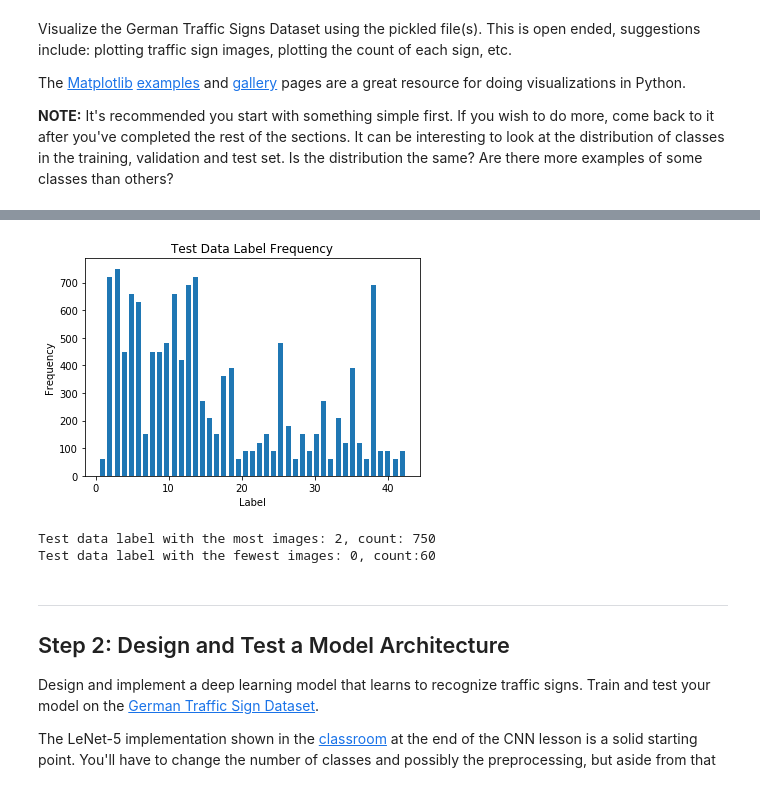
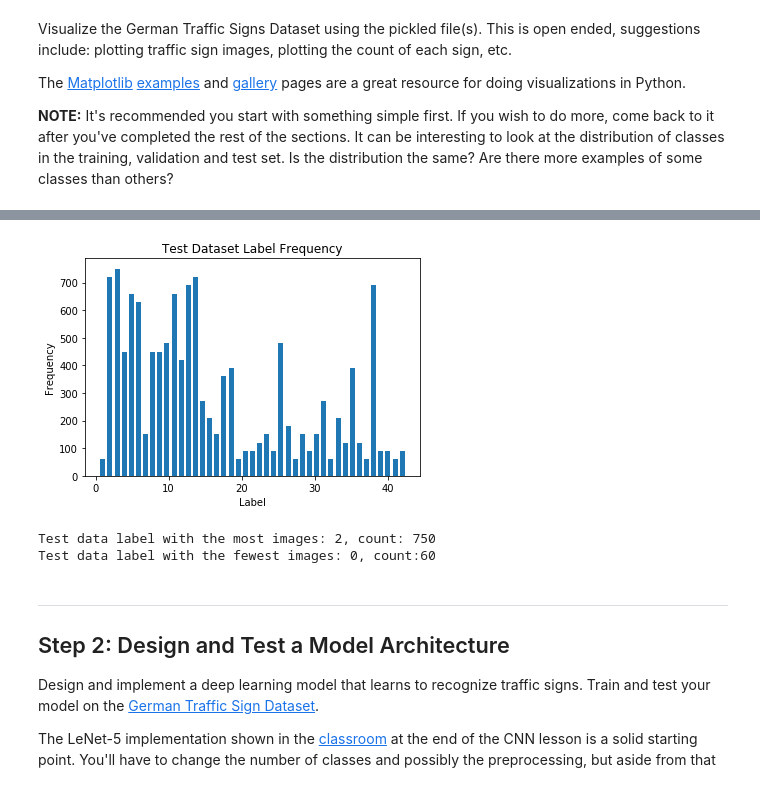
Before and after one commit to JJMats/traffic_sign_classifier, a Jupyter notebook: Traffic_Sign_Classifier.ipynb, the cells around one changed output, grey strips where cells are left out. Saved outputs shown, nothing was run; the diff lists cells and outputs as text; code cells hidden in the pictures.

```diff
--- a/Traffic_Sign_Classifier.ipynb
+++ b/Traffic_Sign_Classifier.ipynb
@@ -47,16 +48,3 @@ sign_names = sign_names.SignName.tolist()
 print(sign_names)
 # %% [output]
 ['Speed limit (20km/h)', 'Speed limit (30km/h)', 'Speed limit (50km/h)', 'Speed limit (60km/h)', 'Speed limit (70km/h)', 'Speed limit (80km/h)', 'End of speed limit (80km/h)', 'Speed limit (100km/h)', ...
-# %%
-# Split a larger portion of the training set for validation, but shuffle it first
-
-import numpy as np
-from sklearn.model_selection import train_test_split
-
-print("Initial training dataset shape: {}".format(X_train.shape))
-
-X_train, X_validation, y_train, y_validation = train_test_split(X_train, y_train, test_size=0.20, random_state=0)
-print("Split training dataset shape: {}".format(X_train.shape))
-print("New validation dataset shape: {}".format(X_validation.shape))
-print("Test dataset shape: {}".format(X_test.shape))
-print("Updated image shape: {}".format(X_train[0].shape))
@@ -198,21 +174,21 @@ Validation data label with the fewest images: 32, count:35
 # %%
 # Plot a histogram of the frequency of each label in the test data set
 fig, ax = plt.subplots()
 hist3, bins = np.histogram(y_test, bins=n_classes)
 width = 0.7*(bins[1] - bins[0])
 center = (bins[:1] + bins[1:])
 plt.bar(center, hist3, align='center', width=width)
-plt.title("Test Data Label Frequency")
+plt.title("Test Dataset Label Frequency")
 plt.xlabel("Label")
 plt.ylabel("Frequency")
 plt.show()
 fig.savefig("output_images/test_data_hist.png")
 
 #Display minimum and maximum labels
 print("Test data label with the most images: {}, count: {}".format(np.argmax(hist3), np.max(hist3)))
 print("Test data label with the fewest images: {}, count:{}".format(np.argmin(hist3), np.min(hist3)))
 # %% [output]
-[figure, old version]
+[figure, new version]
 Test data label with the most images: 2, count: 750
 Test data label with the fewest images: 0, count:60
 # %% [markdown]
```
Also changed, not shown: parts of 21 cells of this notebook, 6 other files.
